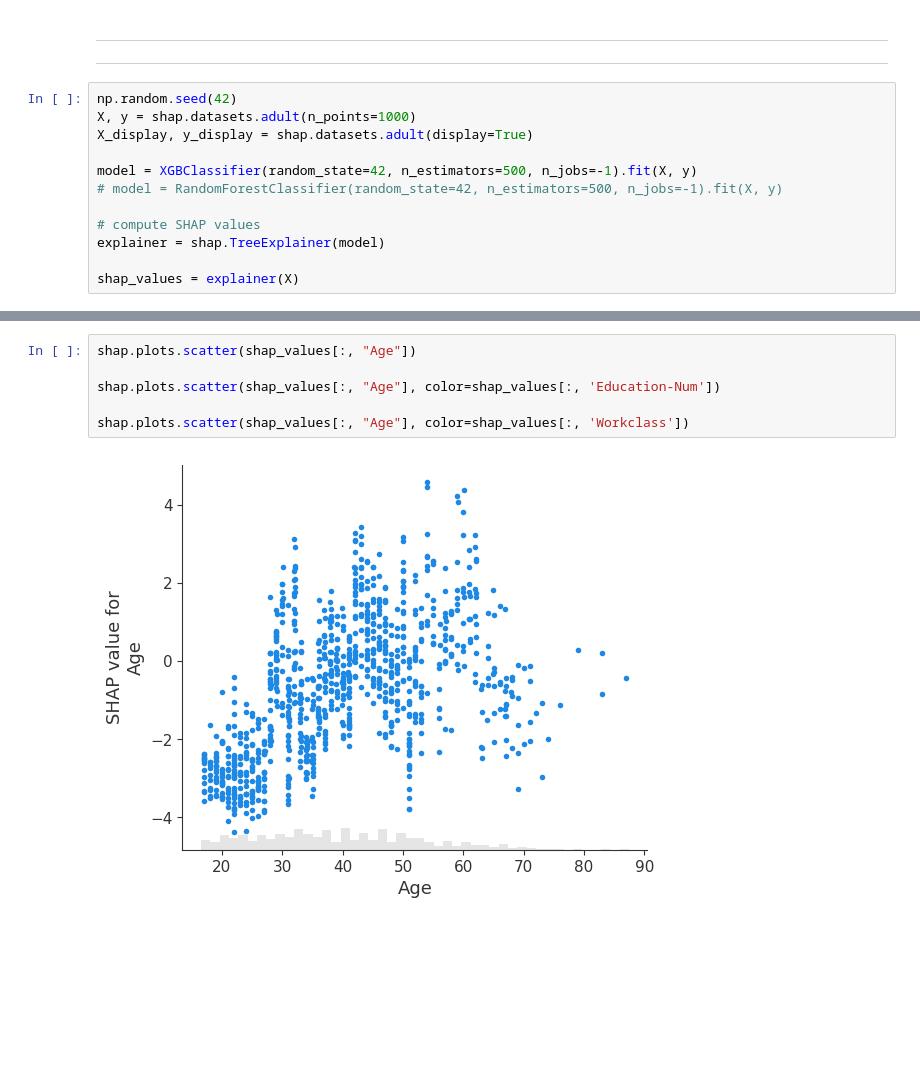
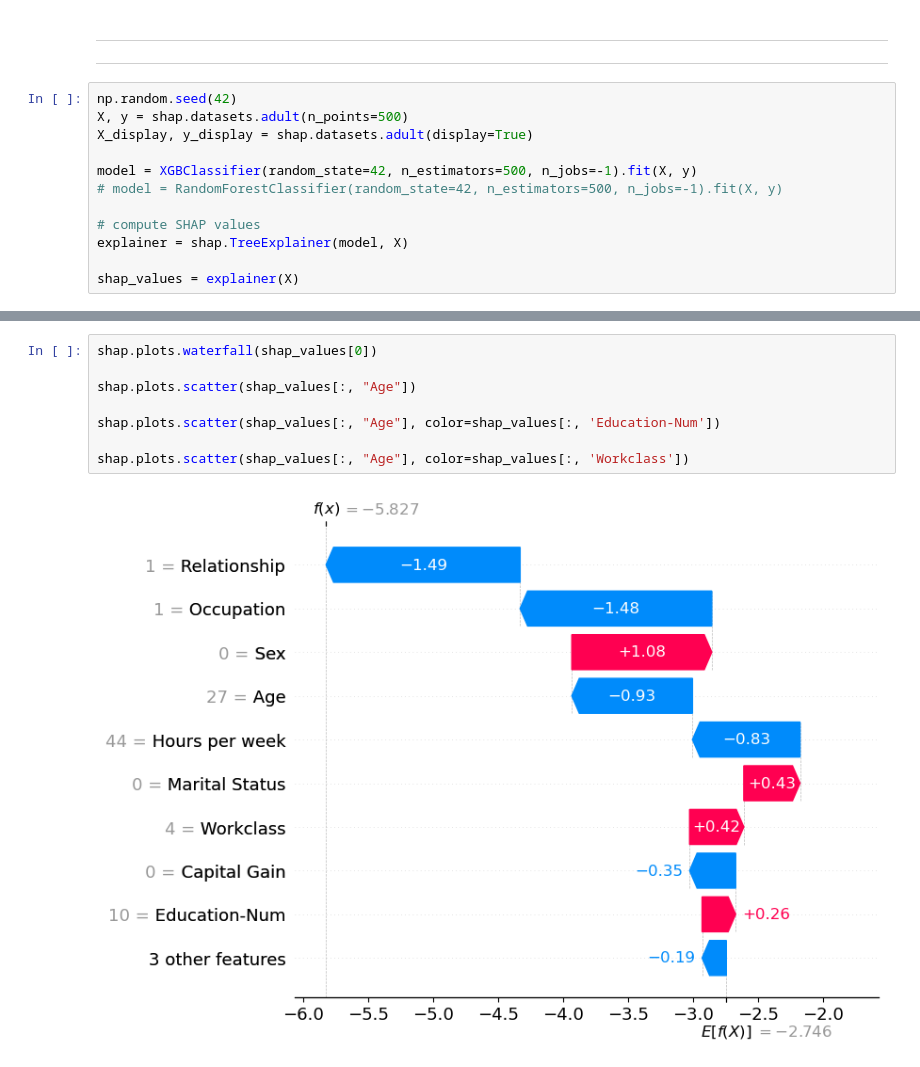
Before and after one commit to JackHuang0125/WHAT_I_DID, a Jupyter notebook: 0 Meeting/0_PAPER_0911.ipynb, the cells around one changed output, grey strips where cells are left out. Drawn from its saved outputs; the diff is of its cells as text; blank space fills up the shorter version.

```diff
--- a/0 Meeting/0_PAPER_0911.ipynb
+++ b/0 Meeting/0_PAPER_0911.ipynb
@@ -707,13 +649,13 @@ shap.plots.heatmap(shap_values)
 ---
 # %%
 np.random.seed(42)
-X, y = shap.datasets.adult(n_points=1000)
+X, y = shap.datasets.adult(n_points=500)
 X_display, y_display = shap.datasets.adult(display=True)
 
 model = XGBClassifier(random_state=42, n_estimators=500, n_jobs=-1).fit(X, y)
 # model = RandomForestClassifier(random_state=42, n_estimators=500, n_jobs=-1).fit(X, y)
 
 # compute SHAP values
-explainer = shap.TreeExplainer(model)
+explainer = shap.TreeExplainer(model, X)
 
 shap_values = explainer(X)
@@ -744,8 +693,10 @@ array([[-2.1327531 ,  0.05716109, -0.7294867 , ..., -0.14499485,
 # %%
+shap.plots.waterfall(shap_values[0])
+
 shap.plots.scatter(shap_values[:, "Age"])
 
 shap.plots.scatter(shap_values[:, "Age"], color=shap_values[:, 'Education-Num'])
 
 shap.plots.scatter(shap_values[:, "Age"], color=shap_values[:, 'Workclass'])
 # %% [output]
-[figure, old version]
+[figure, new version]
```
Also changed, not shown: parts of 24 cells of this notebook.
